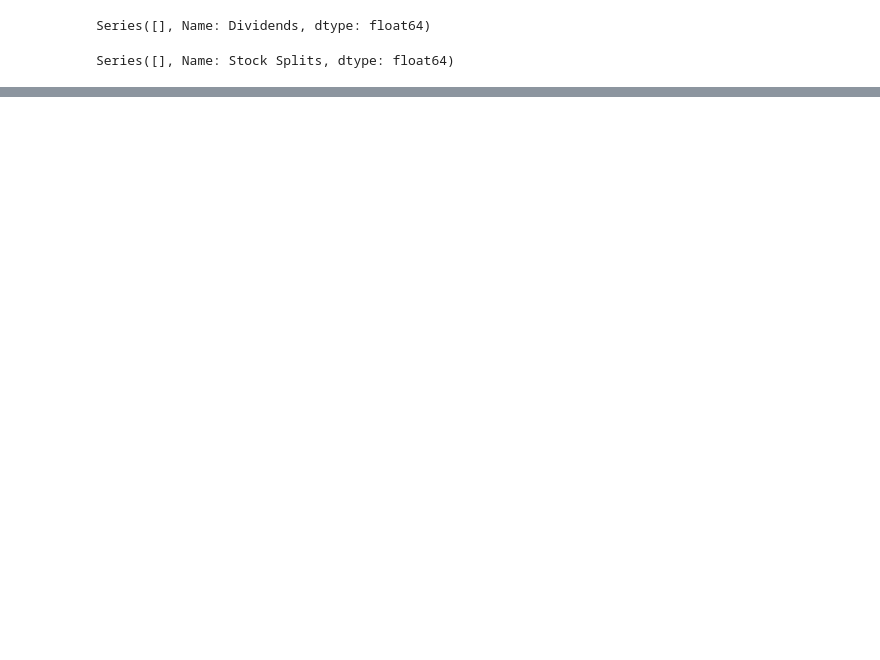
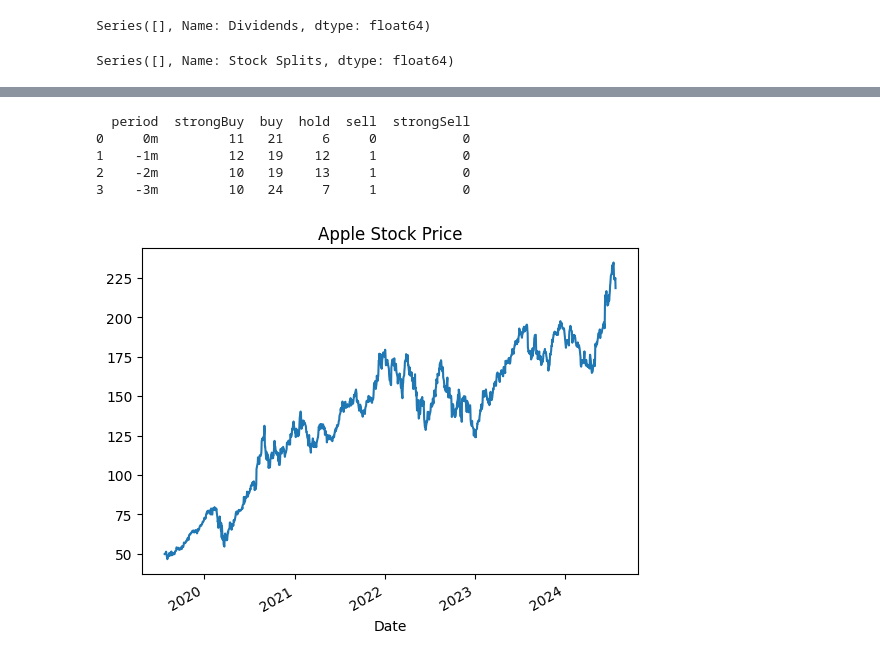
Before and after one commit to alfredkondoro/yfinance-tutorial, a Jupyter notebook: yfinance-tutorial.ipynb, the cells around one changed output, grey strips where cells are left out. Drawn from its saved outputs; the diff is of its cells as text; code cells hidden in the pictures; blank space fills up the shorter version.

```diff
--- a/yfinance-tutorial.ipynb
+++ b/yfinance-tutorial.ipynb
@@ -115,0 +204,17 @@ Date
+# %%
+# Access analysts recommendations
+print(apple.recommendations)
+# %% [output]
+  period  strongBuy  buy  hold  sell  strongSell
+0     0m         11   21     6     0           0
+1    -1m         12   19    12     1           0
+2    -2m         10   19    13     1           0
+3    -3m         10   24     7     1           0
+# %%
+import matplotlib.pyplot as plt
+
+# Plot historical data
+apple.history(period="5y")['Close'].plot(title="Apple Stock Price")
+plt.show()
+# %% [output]
+[figure, added]
```
Also changed, not shown: parts of 7 cells of this notebook.
